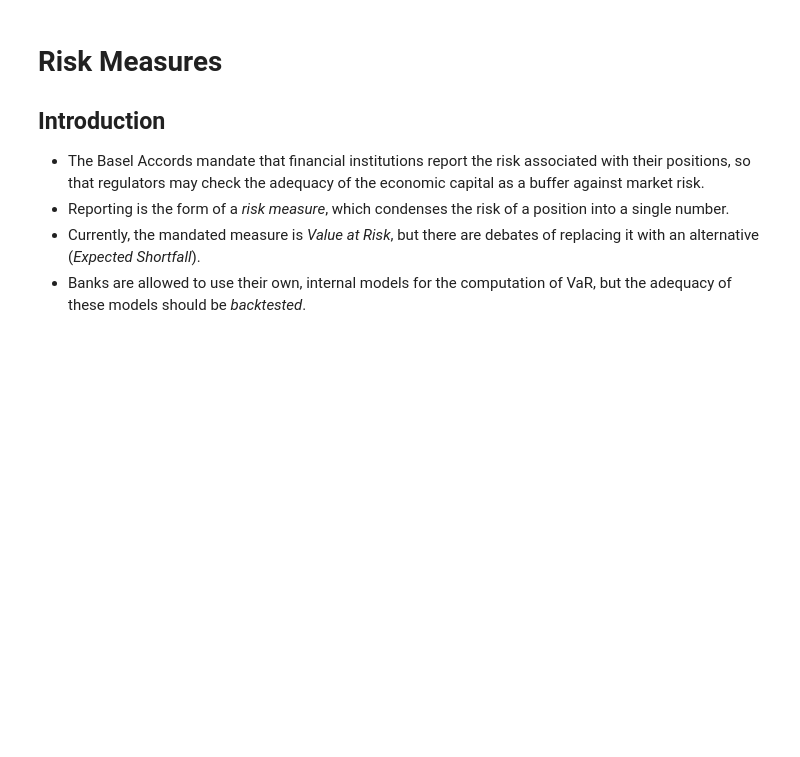
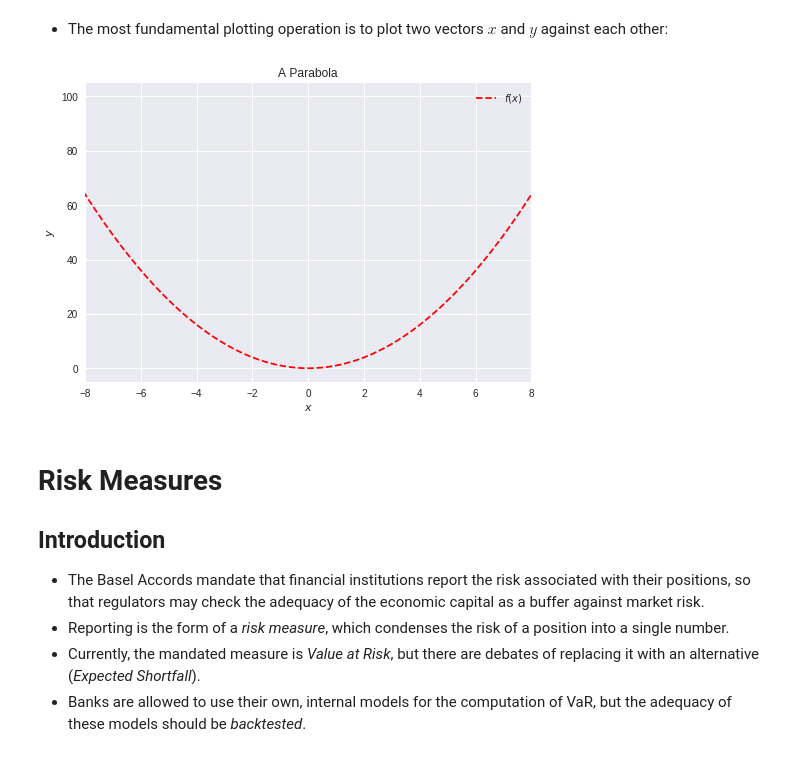
Before and after one commit to s-broda/ComputationalFinance, a Jupyter notebook: slides/week3.ipynb, the cells around one changed output. Cells and saved outputs as stored; diff of their text form; code cells hidden in the pictures; blank space fills up the shorter version.

```diff
--- a/slides/week3.ipynb
+++ b/slides/week3.ipynb
@@ -10,3 +46,17 @@ warnings.filterwarnings('ignore')
+# %% [markdown]
+* The most fundamental plotting operation is to plot two vectors $x$ and $y$ against each other:
+# %%
+import numpy as np
+x=np.linspace(-10,10,100)
+y=x**2
+plt.plot(x,y,'r--') #dashed red line; see table on p. 114
+plt.xlabel('$x$') #LaTeX equations can be included by enclosing in $$
+plt.ylabel('$y$')
+plt.title('A Parabola')
+plt.legend(['$f(x)$']); #Expects a list of strings
+plt.xlim(xmin=-8, xmax=8); #axis limits
+# %% [output]
+[figure, added]
 # %% [markdown]
 # Risk Measures
 ## Introduction
```
Also changed, not shown: parts of 23 cells of this notebook, 8 other files.
